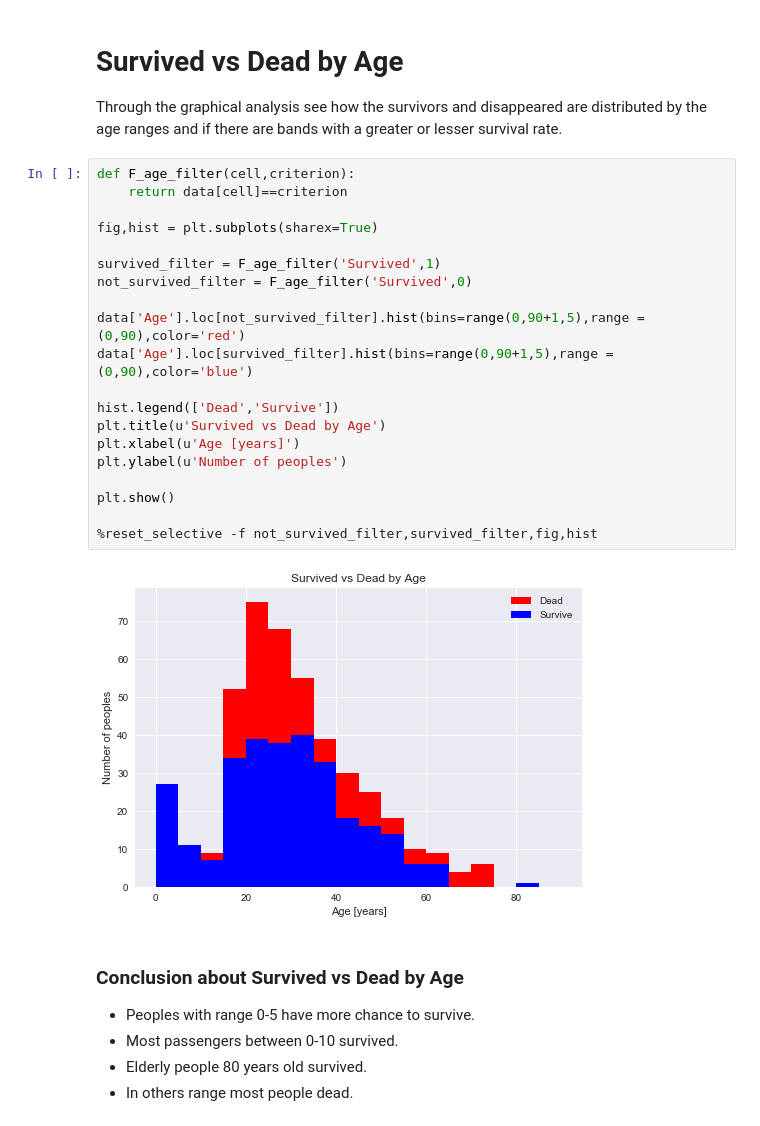
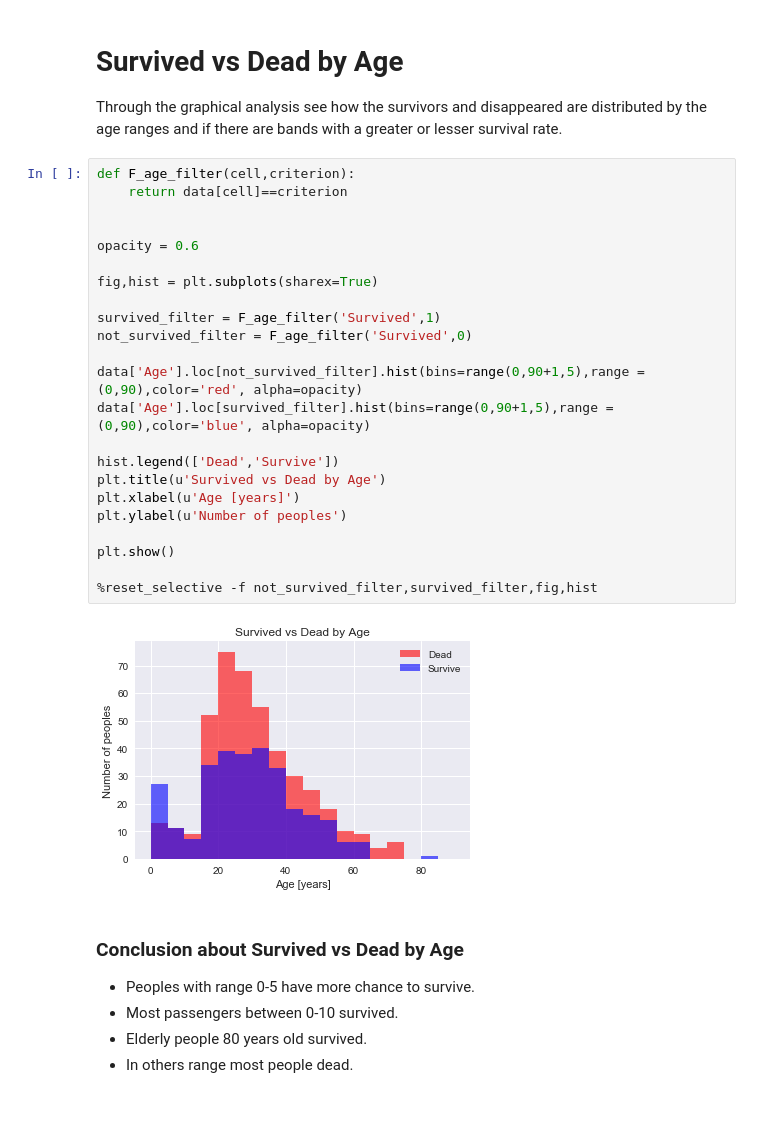
Before and after one commit to jonatasfreitasv/udacity_classrepo, a Jupyter notebook: Data_Analysis_Nanodegree/P2/final_project/Data_Analysis_P2_Final_Project.ipynb, the cells around one changed output. Drawn from its saved outputs; the diff is of its cells as text.

Commit message:
Data Analysis P2 final project!!!!! \0/

```diff
--- a/Data_Analysis_Nanodegree/P2/final_project/Data_Analysis_P2_Final_Project.ipynb
+++ b/Data_Analysis_Nanodegree/P2/final_project/Data_Analysis_P2_Final_Project.ipynb
@@ -201,25 +201,28 @@ Through the graphical analysis see how the survivors and disappeared are distrib
 # %%
 def F_age_filter(cell,criterion):
     return data[cell]==criterion
+
+
+opacity = 0.6
 
 fig,hist = plt.subplots(sharex=True)
 
 survived_filter = F_age_filter('Survived',1)
 not_survived_filter = F_age_filter('Survived',0)
 
-data['Age'].loc[not_survived_filter].hist(bins=range(0,90+1,5),range =(0,90),color='red')
-data['Age'].loc[survived_filter].hist(bins=range(0,90+1,5),range =(0,90),color='blue')
+data['Age'].loc[not_survived_filter].hist(bins=range(0,90+1,5),range =(0,90),color='red', alpha=opacity)
+data['Age'].loc[survived_filter].hist(bins=range(0,90+1,5),range =(0,90),color='blue', alpha=opacity)
 
 hist.legend(['Dead','Survive'])
 plt.title(u'Survived vs Dead by Age')
 plt.xlabel(u'Age [years]')
 plt.ylabel(u'Number of peoples')
 
 plt.show()
 
 %reset_selective -f not_survived_filter,survived_filter,fig,hist
 # %% [output]
-[figure, old version]
+[figure, new version]
 # %% [markdown]
 ### Conclusion about Survived vs Dead by Age
 
```
Also changed, not shown: parts of 13 cells of this notebook, 1 other file.
